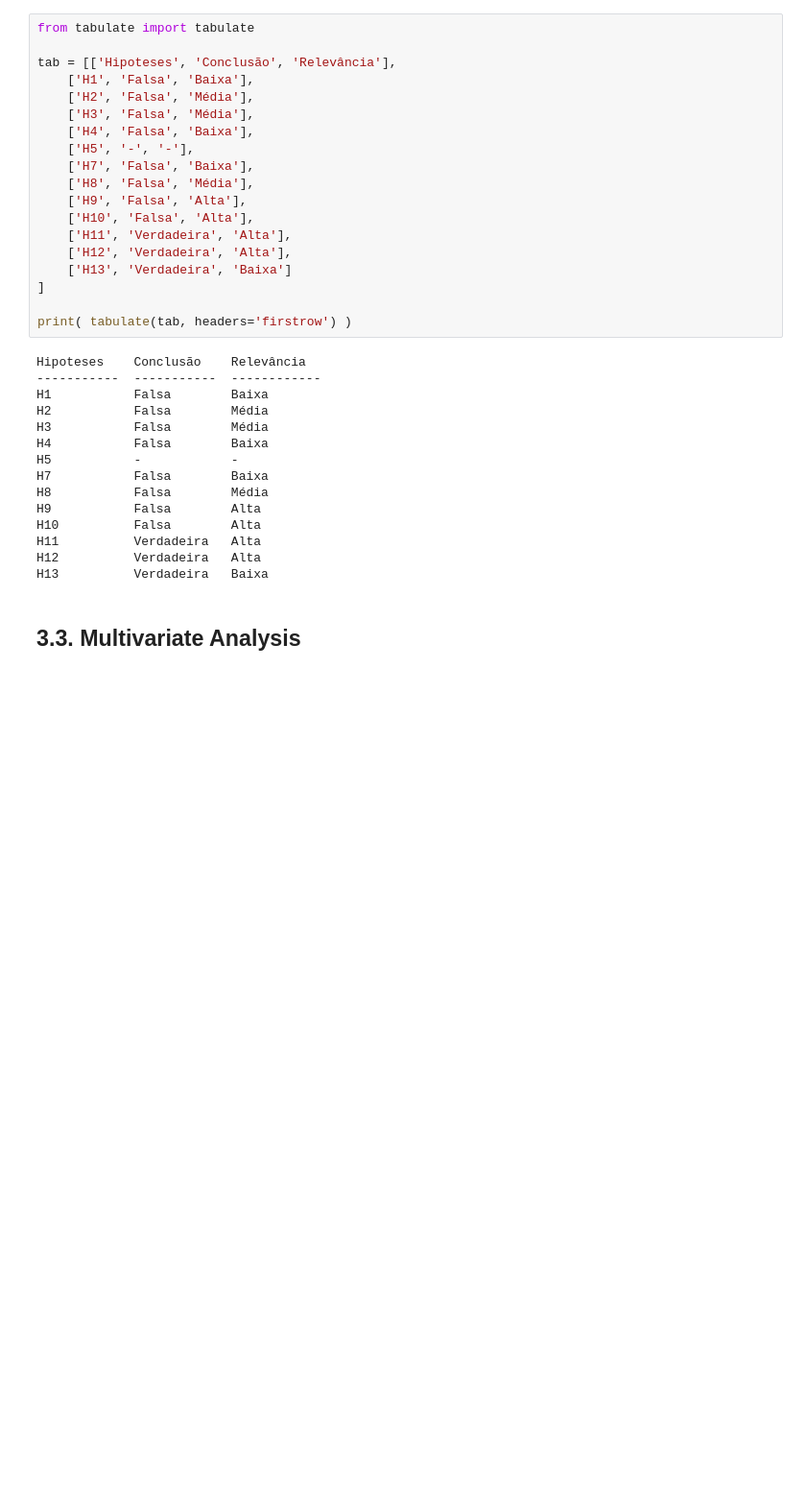
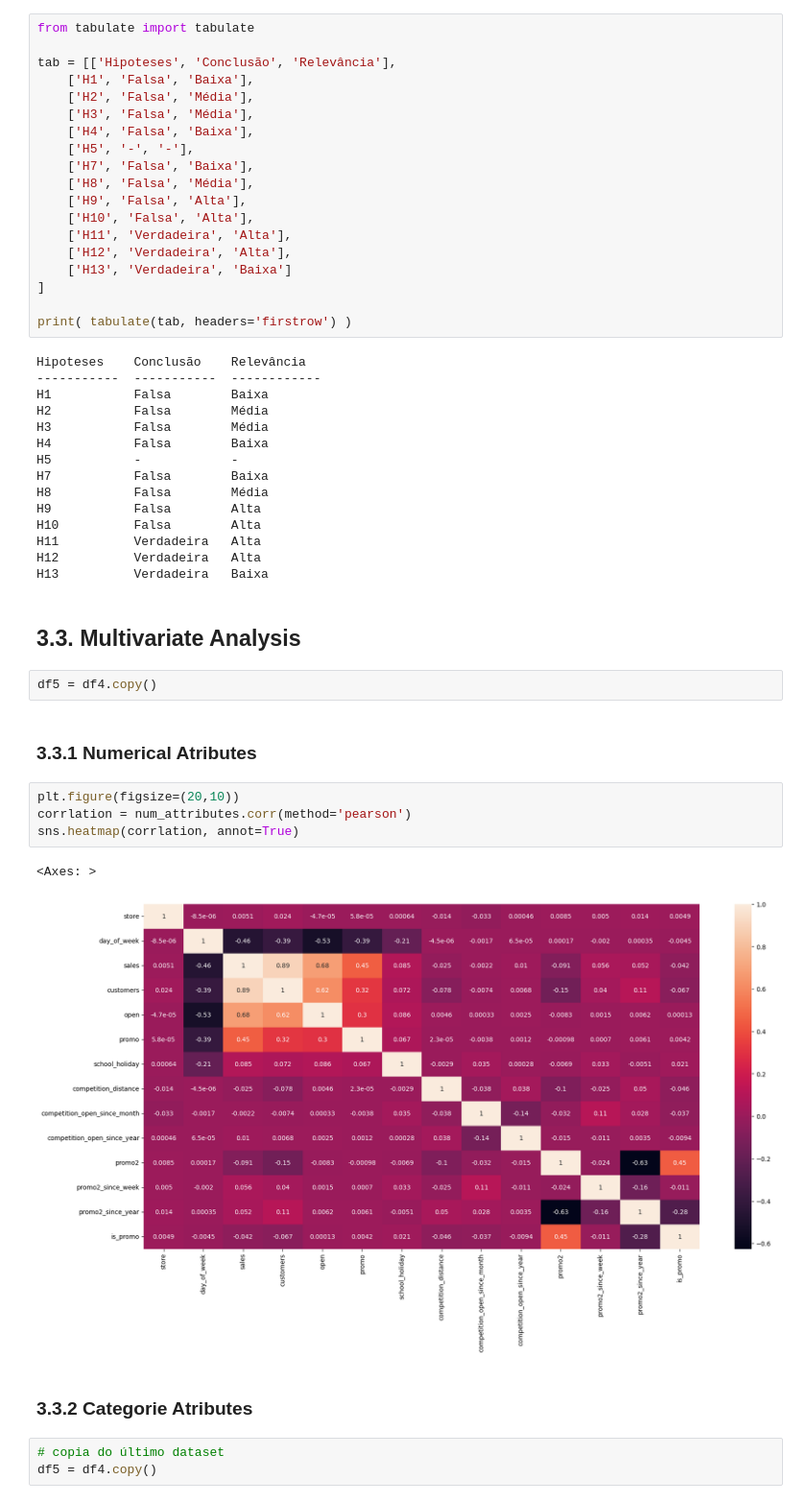
Before and after one commit to jessicannunes/Previsao_vendas_LojasRossmann, a Jupyter notebook: notbooks/m04_vd01_store_sales_prediction.ipynb, the cells around one changed output. Shown at 96% size. Saved outputs shown, nothing was run; the diff lists cells and outputs as text; blank space fills up the shorter version.

```diff
--- a/notbooks/m04_vd01_store_sales_prediction.ipynb
+++ b/notbooks/m04_vd01_store_sales_prediction.ipynb
@@ -923,3 +935,19 @@ H12          Verdadeira   Alta
 H13          Verdadeira   Baixa
 # %% [markdown]
 ## 3.3. Multivariate Analysis
+# %%
+df5 = df4.copy()
+# %% [markdown]
+### 3.3.1 Numerical Atributes
+# %%
+plt.figure(figsize=(20,10))
+corrlation = num_attributes.corr(method='pearson')
+sns.heatmap(corrlation, annot=True)
+# %% [output]
+<Axes: >
+[figure, added]
+# %% [markdown]
+### 3.3.2 Categorie Atributes
+# %%
+# copia do último dataset
+df5 = df4.copy()
```
Also changed, not shown: parts of 3 cells of this notebook.
